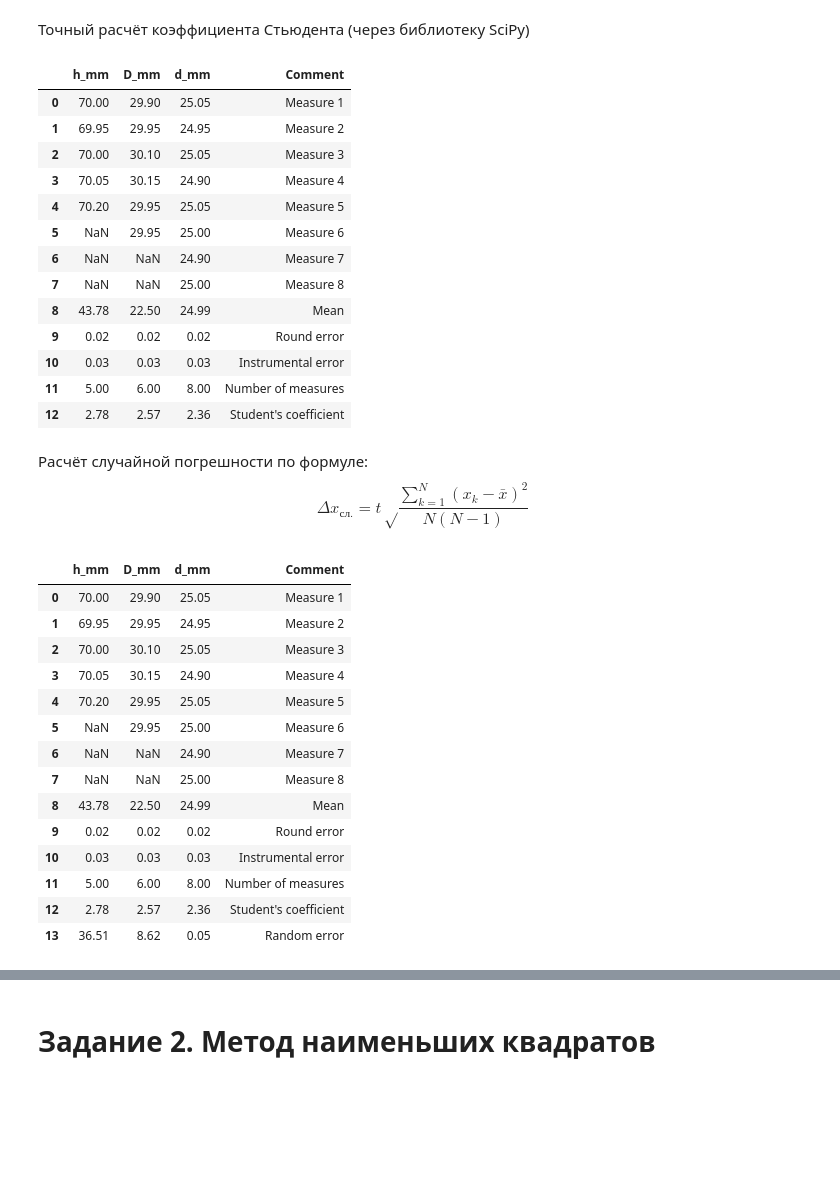
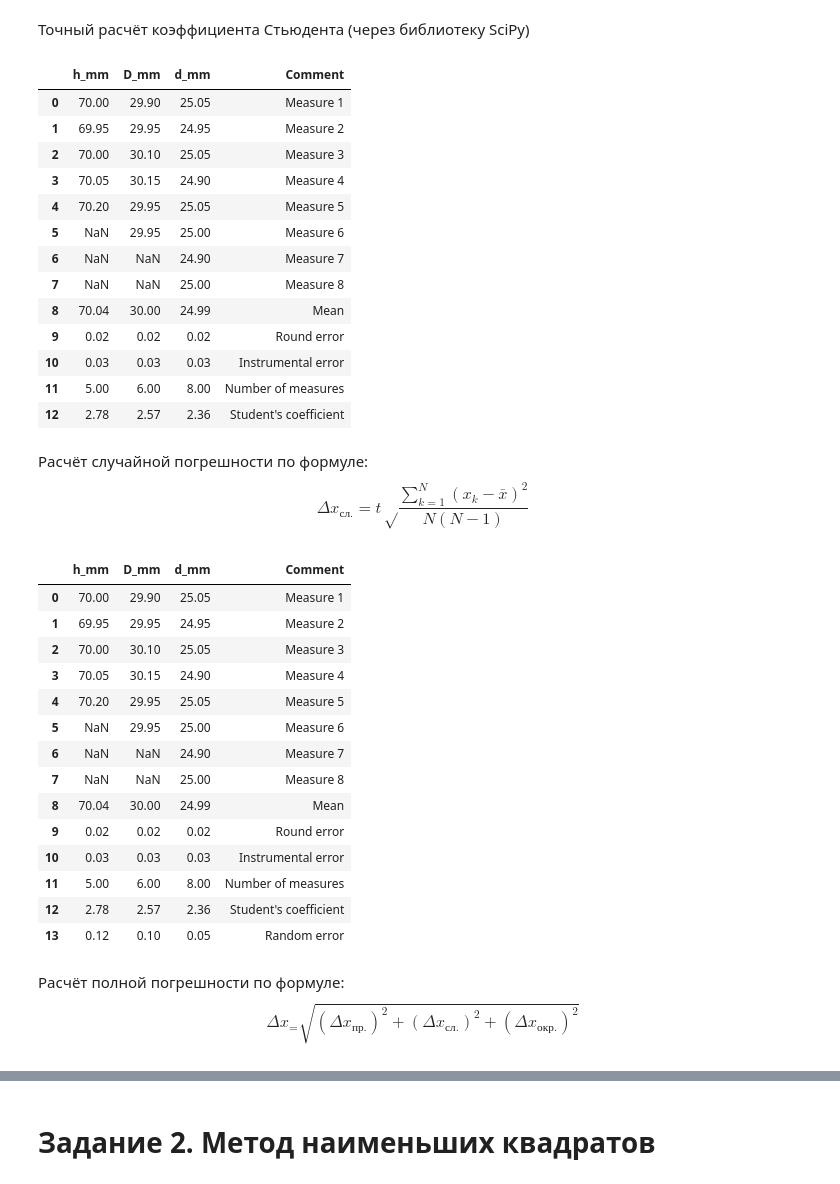
Before and after one commit to wol-byte/Mechanics_first_term, a Jupyter notebook: lab_01/main.ipynb, the cells around one changed output, grey strips where cells are left out. Saved outputs shown, nothing was run; the diff lists cells and outputs as text; code cells hidden in the pictures; blank space fills up the shorter version.

```diff
--- a/lab_01/main.ipynb
+++ b/lab_01/main.ipynb
@@ -31,9 +31,9 @@ data_1
 # %%
 data_1['Comment'] = [f'Measure {i}' for i in range(1, len(data_1) + 1)]
 
-h_mean_mm = np.sum(data_1.iloc[:,0])/len(data_1)
-D_mean_mm = np.sum(data_1.iloc[:,1])/len(data_1)
-d_mean_mm = np.sum(data_1.iloc[:,2])/len(data_1)
+h_mean_mm = np.sum(data_1.iloc[:,0])/data_1['h_mm'].count()
+D_mean_mm = np.sum(data_1.iloc[:,1])/data_1['D_mm'].count()
+d_mean_mm = np.sum(data_1.iloc[:,2])/data_1['d_mm'].count()
 
 data_1.loc[len(data_1)] = {
     'h_mm': np.round(h_mean_mm, 2),
@@ -60,10 +60,14 @@ data_1
 p = 0.95
 h_mm = 0.05
 
+h_round_mm = np.round(p*h_mm/2,2)
+d_round_mm = np.round(p*h_mm/2,2)
+D_round_mm = np.round(p*h_mm/2,2)
+
 data_1.loc[len(data_1)] = {
-    'h_mm': np.round(p*h_mm/2,2),
-    'D_mm': np.round(p*h_mm/2,2),
-    'd_mm': np.round(p*h_mm/2,2),
+    'h_mm': h_round_mm,
+    'D_mm': d_round_mm,
+    'd_mm': D_round_mm,
     'Comment': 'Round error'
 }
 data_1
@@ -84,10 +88,14 @@ data_1
 # %%
 delta_x_mm = 0.05
 
+h_instrumental_mm = np.round(2/3*delta_x_mm,2)
+D_instrumental_mm = np.round(2/3*delta_x_mm,2)
+d_instrumental_mm = np.round(2/3*delta_x_mm,2)
+
 data_1.loc[len(data_1)] = {
-    'h_mm': np.round(2/3*delta_x_mm,2),
-    'D_mm': np.round(2/3*delta_x_mm,2),
-    'd_mm': np.round(2/3*delta_x_mm,2),
+    'h_mm': h_instrumental_mm,
+    'D_mm': D_instrumental_mm,
+    'd_mm': d_instrumental_mm,
     'Comment': 'Instrumental error'
 }
 data_1
@@ -107,7 +115,7 @@ data_1
 # %% [markdown]
 Количество измерений
 # %%
-h_nh_n = data_1['h_mm'].count()-3
+h_n = data_1['h_mm'].count()-3
 D_n = data_1['D_mm'].count()-3
 d_n = data_1['d_mm'].count()-3
 
@@ -156,7 +164,7 @@ data_1
 | 5 | NaN | 29.95 | 25.00 | Measure 6 |
 | 6 | NaN | NaN | 24.90 | Measure 7 |
 | 7 | NaN | NaN | 25.00 | Measure 8 |
-| 8 | 43.78 | 22.50 | 24.99 | Mean |
+| 8 | 70.04 | 30.00 | 24.99 | Mean |
 | 9 | 0.02 | 0.02 | 0.02 | Round error |
 | 10 | 0.03 | 0.03 | 0.03 | Instrumental error |
 | 11 | 5.00 | 6.00 | 8.00 | Number of measures |
@@ -164,26 +172,32 @@ data_1
 # %% [markdown]
 Расчёт случайной погрешности по формуле: $$\Delta x_{сл.} = t\sqrt\frac{\sum_{k=1}^{N}(x_k-\bar{x})^2}{N(N-1)}$$
 # %%
+h_random_mm = np.round(t_h*np.sqrt(np.sum((data_1.iloc[:-5,0]-h_mean_mm)**2)/(h_n*(h_n - 1))), 2)
+D_random_mm = np.round(t_D*np.sqrt(np.sum((data_1.iloc[:-5,1]-D_mean_mm)**2)/(D_n*(D_n - 1))), 2)
+d_random_mm = np.round(t_d*np.sqrt(np.sum((data_1.iloc[:-5,2]-d_mean_mm)**2)/(d_n*(d_n - 1))), 2)
+
 data_1.loc[len(data_1)] = {
-    'h_mm': np.round(t_h*np.sqrt(np.sum((data_1.iloc[:-5,0]-h_mean_mm)**2)/(h_n*(h_n - 1))), 2),
-    'D_mm': np.round(t_D*np.sqrt(np.sum((data_1.iloc[:-5,1]-D_mean_mm)**2)/(D_n*(D_n - 1))), 2),
-    'd_mm': np.round(t_d*np.sqrt(np.sum((data_1.iloc[:-5,2]-d_mean_mm)**2)/(d_n*(d_n - 1))), 2),
+    'h_mm': h_random_mm,
+    'D_mm': D_random_mm,
+    'd_mm': d_random_mm,
     'Comment': "Random error"
 }
 data_1
 # %% [output]
 |  | h_mm | D_mm | d_mm | Comment |
 | 0 | 70.00 | 29.90 | 25.05 | Measure 1 |
 | 1 | 69.95 | 29.95 | 24.95 | Measure 2 |
 | 2 | 70.00 | 30.10 | 25.05 | Measure 3 |
 | 3 | 70.05 | 30.15 | 24.90 | Measure 4 |
 | 4 | 70.20 | 29.95 | 25.05 | Measure 5 |
 | 5 | NaN | 29.95 | 25.00 | Measure 6 |
 | 6 | NaN | NaN | 24.90 | Measure 7 |
 | 7 | NaN | NaN | 25.00 | Measure 8 |
-| 8 | 43.78 | 22.50 | 24.99 | Mean |
+| 8 | 70.04 | 30.00 | 24.99 | Mean |
 | 9 | 0.02 | 0.02 | 0.02 | Round error |
 | 10 | 0.03 | 0.03 | 0.03 | Instrumental error |
 | 11 | 5.00 | 6.00 | 8.00 | Number of measures |
 | 12 | 2.78 | 2.57 | 2.36 | Student's coefficient |
-| 13 | 36.51 | 8.62 | 0.05 | Random error |
+| 13 | 0.12 | 0.10 | 0.05 | Random error |
+# %% [markdown]
+Расчёт полной погрешности по формуле: $$\Delta x_ = \sqrt{(\Delta x_{пр.})^2+(\Delta x_{сл.})^2+(\Delta x_{окр.})^2}$$
```
Also changed, not shown: parts of 8 cells of this notebook.
